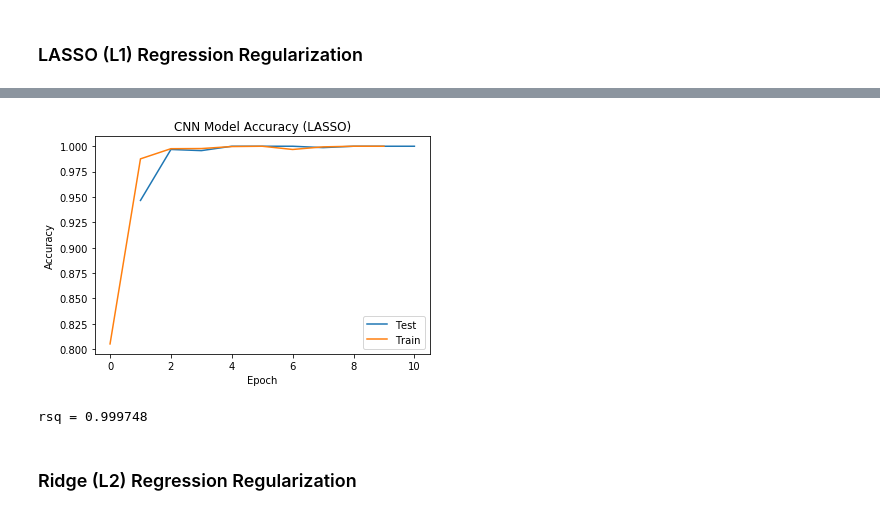
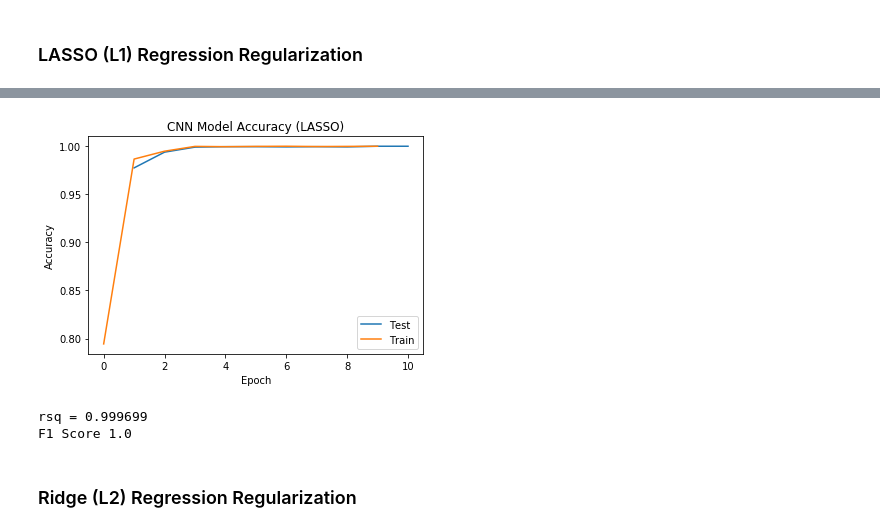
Before and after one commit to hdaniel530/Machine-Learning, a Jupyter notebook: CS-UY 4563-Final Project.ipynb, the cells around one changed output, grey strips where cells are left out. Cells and saved outputs as stored; diff of their text form; code cells hidden in the pictures.

```diff
--- a/CS-UY 4563-Final Project.ipynb
+++ b/CS-UY 4563-Final Project.ipynb
@@ -1189,6 +1245,10 @@ rss = np.sum((y_test-yhat)**2)
 tss = np.sum((y_test-np.mean(y_test))**2)
 rsq = 1-(rss/tss)
 print("rsq = {0:f}".format(rsq))
+#Calculate F1 score
+y_test1 = np.argmax(y_test, axis=1)
+yhat1 = np.argmax(yhat,axis=1)
+print("F1 Score", f1_score(y_test1, yhat1,average='macro'))
 # %% [output]
 Train on 6600 samples, validate on 4400 samples
 Epoch 1/10
@@ -1209,6 +1269,7 @@ Test loss: 0.05228817481886257
 Test accuracy: 1.0
-[figure, old version]
+[figure, new version]
-rsq = 0.999748
+rsq = 0.999699
+F1 Score 1.0
 # %% [markdown]
 ### Ridge (L2) Regression Regularization
 # %%
```
Also changed, not shown: parts of 26 cells of this notebook.
